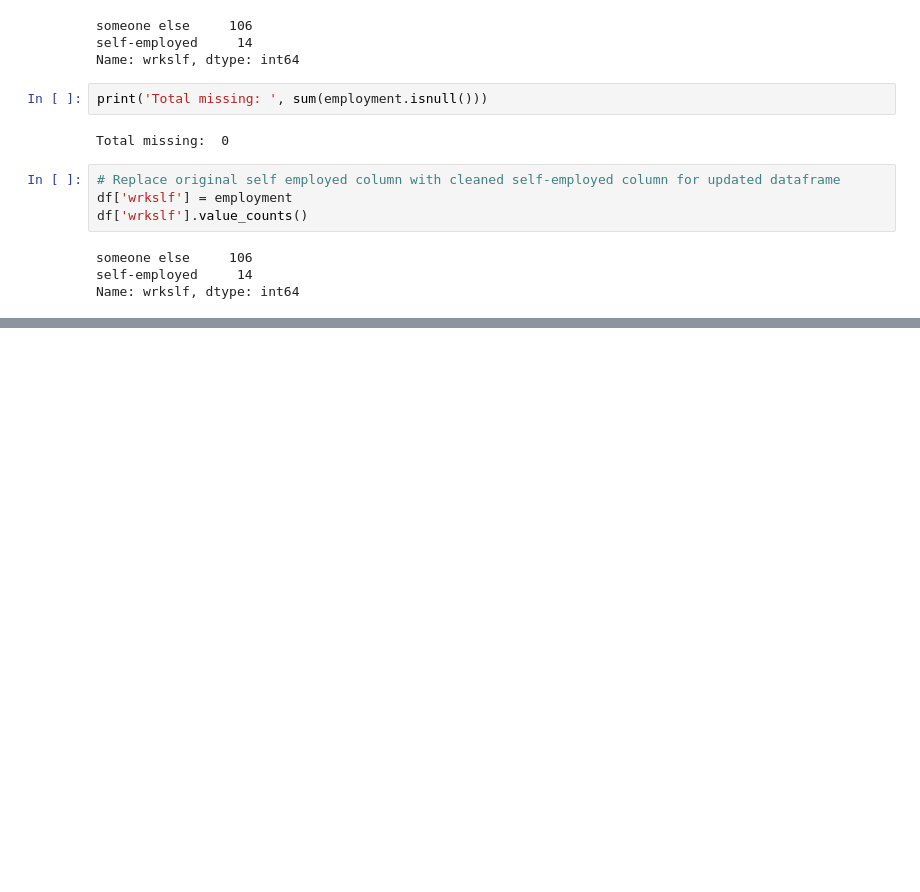
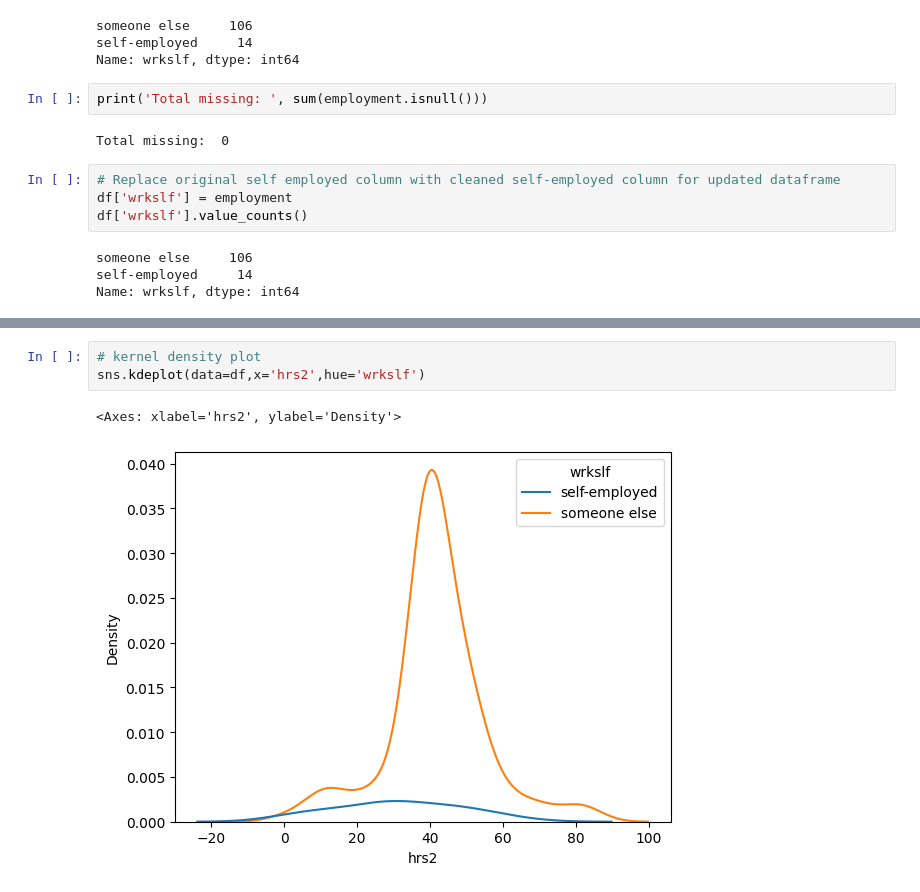
Before and after one commit to gdbwoo/DS-3001-Projects, a Jupyter notebook: Project 1/data.ipynb, the cells around one changed output, grey strips where cells are left out. Drawn from its saved outputs; the diff is of its cells as text; blank space fills up the shorter version.

```diff
--- a/Project 1/data.ipynb
+++ b/Project 1/data.ipynb
@@ -253,0 +259,6 @@ Name: wrkslf, dtype: int64
+# %%
+# kernel density plot
+sns.kdeplot(data=df,x='hrs2',hue='wrkslf')
+# %% [output]
+<Axes: xlabel='hrs2', ylabel='Density'>
+[figure, added]
```
Also changed, not shown: parts of 17 cells of this notebook.
